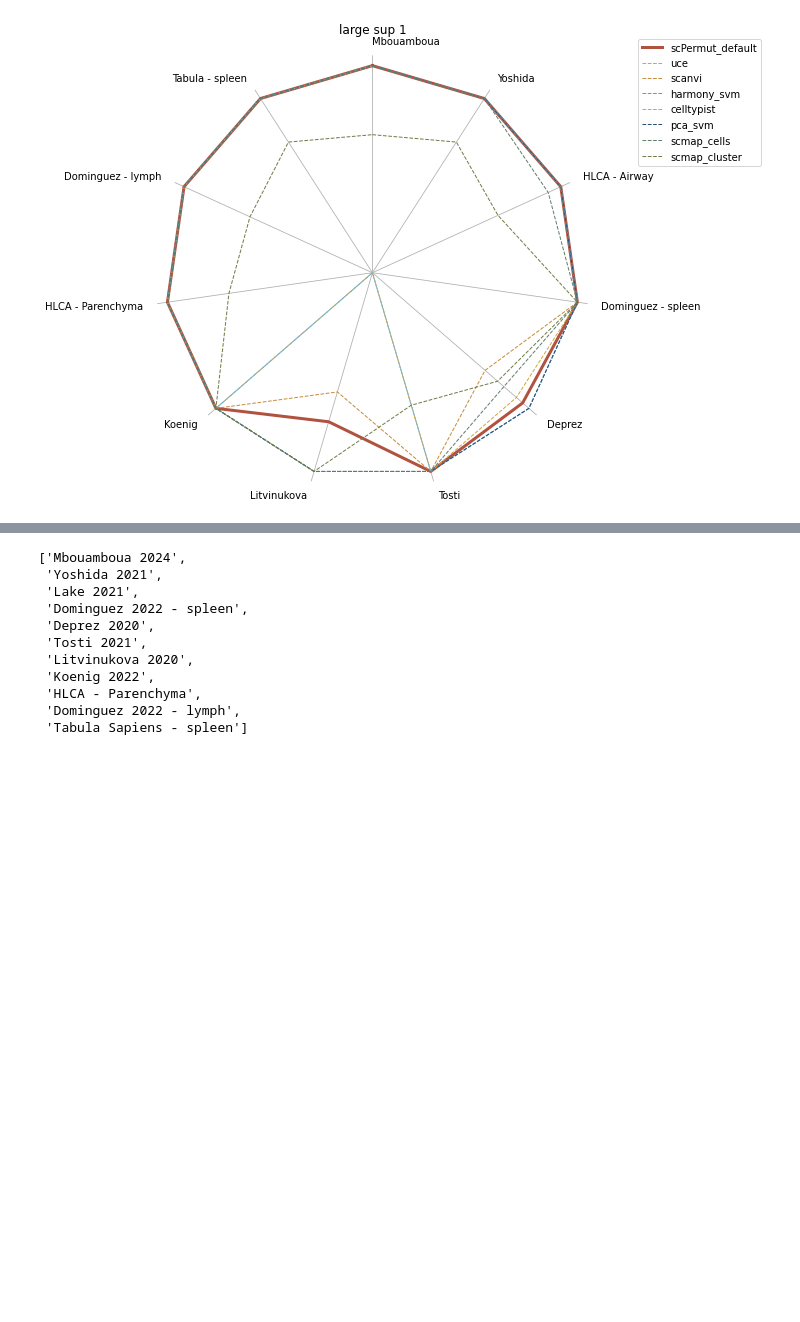
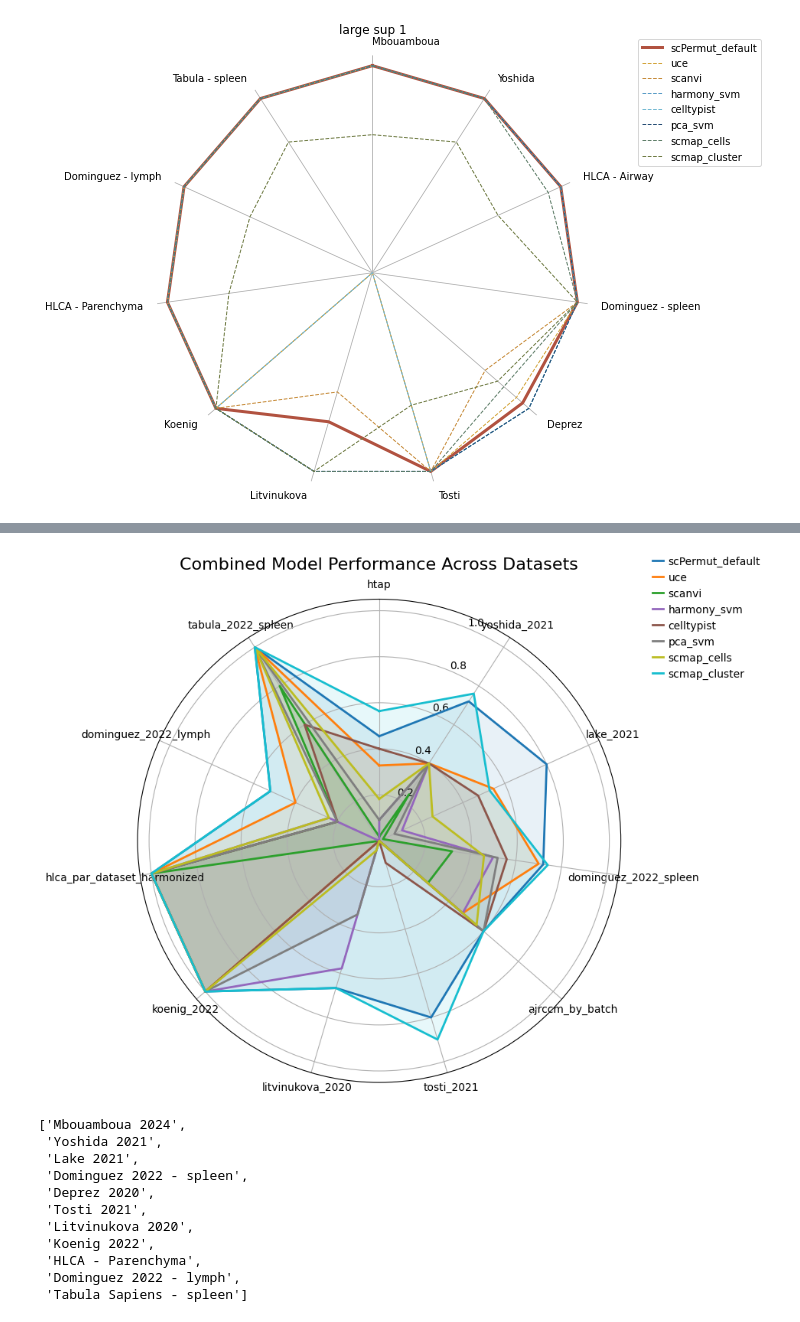
Before and after one commit to becavin-lab/scMusketeers, a Jupyter notebook: analysis_notebooks/Supp_figures.ipynb, the cells around one changed output, grey strips where cells are left out. Saved outputs shown, nothing was run; the diff lists cells and outputs as text; code cells hidden in the pictures; blank space fills up the shorter version.

```diff
--- a/analysis_notebooks/Supp_figures.ipynb
+++ b/analysis_notebooks/Supp_figures.ipynb
@@ -237,3 +249,81 @@ plt.show()
+# %%
+import pandas as pd
+import numpy as np
+import matplotlib.pyplot as plt
+
+# Data
+data = {
+    "Dataset": [
+        "htap", "yoshida_2021", "lake_2021",
+        "dominguez_2022_spleen", "ajrccm_by_batch", "tosti_2021",
+        "litvinukova_2020", "koenig_2022", "hlca_par_dataset_harmonized",
+        "dominguez_2022_lymph", "tabula_2022_spleen"
+    ],
+    "scPermut_default": [5.0, 3.6, 8.8, 7.2, 3.0, 1.6, 6.0, 1.0, 3.0, 2.6, 1.0],
+    "uce": [3.6, 2.0, 6.0, 7.0, 2.4, 0.0, 0.0, 1.0, 3.0, 2.0, 1.0],
+    "scanvi": [0.2, 1.2, 0.2, 3.2, 1.4, 0.0, 0.0, 0.0, 3.0, 1.0, 0.8],
+    "harmony_svm": [1.0, 2.0, 1.2, 5.0, 2.4, 0.0, 5.2, 1.0, 3.0, 1.2, 0.0],
+    "celltypist": [4.4, 2.0, 5.2, 5.6, 3.0, 0.2, 0.0, 1.0, 3.0, 1.0, 0.6],
+    "pca_svm": [1.0, 2.0, 0.8, 5.2, 3.0, 0.0, 3.0, 1.0, 3.0, 1.0, 1.0],
+    "scmap_cells": [2.0, 2.0, 2.8, 4.6, 2.8, 0.0, 0.4, 1.0, 3.0, 1.2, 1.0],
+    "scmap_cluster": [6.2, 3.8, 5.8, 7.4, 3.0, 1.8, 6.0, 1.0, 3.0, 2.6, 1.0],
+    "Total": [11.0, 5.0, 11.0, 10.0, 5.0, 2.0, 9.0, 1.0, 3.0, 5.0, 1.0]
+}
+
+# Create DataFrame
+df = pd.DataFrame(data)
+
+# You had 'aestetic_data_name' here, assuming it's a dictionary for renaming datasets
+# If not, you might need to define it or remove this line if no renaming is needed.
+# Example: aestetic_data_name = {"old_name": "New Name"}
+# For now, I'll comment it out or replace with a placeholder if it's not defined.
+# df['Dataset'] = df['Dataset'].replace(aestetic_data_name) # This line was causing an error if aestetic_data_name is not defined.
+
+# Normalization of values (columns except "Dataset" and "Total")
+df_normalized = df.copy()
+for col in df.columns[1:-1]:
+    df_normalized[col] = df[col] / df["Total"]
+
+# Preparation for the radar chart
+# Drop 'Total' and set 'Dataset' as index, then transpose to have models as columns
+df_radar = df_normalized.drop(columns="Total").set_index("Dataset").T
+
+# Define categories (Datasets)
+categories = df_radar.columns.tolist()
+num_vars = len(categories)
+
+# Calculate angles for the radar chart
+angles = np.linspace(0, 2 * np.pi, num_vars, endpoint=False).tolist()
+angles += angles[:1] # Complete the loop for the radar chart
+
+# Create a single figure and a single polar subplot
+fig, ax = plt.subplots(figsize=(10, 10), subplot_kw=dict(polar=True))
+
+# Define colors for each model (you can customize these)
+# This was assumed from your original code using 'colors[model]'
+# If 'colors' is not defined, you'll need to define it.
+colors = plt.cm.get_cmap('tab10', len(df_radar)) # Using a colormap for variety
+
+# Plot each model on the single radar chart
+for i, (model, values) in enumerate(df_radar.iterrows()):
+    values = values.values.flatten().tolist() + [values.values[0]]  # Add the first value to close the circle
+    ax.plot(angles, values, label=model, color=colors(i), linewidth=2)
+    ax.fill(angles, values, alpha=0.1, color=colors(i))
+
+# Set the properties of the radar chart
+ax.set_theta_offset(np.pi / 2)
+ax.set_theta_direction(-1)
+ax.set_xticks(angles[:-1])
+ax.set_xticklabels(categories)
+ax.set_title("Combined Model Performance Across Datasets", va='bottom', fontsize=16)
+
+# Add a legend outside the chart
+ax.legend(loc='upper right', bbox_to_anchor=(1.3, 1.1))
+
+plt.tight_layout()
+plt.show()
+# %% [output]
+[figure, added]
 # %%
 categories
 # %% [output]
```
Also changed, not shown: parts of 2 cells of this notebook, 3 other files.
